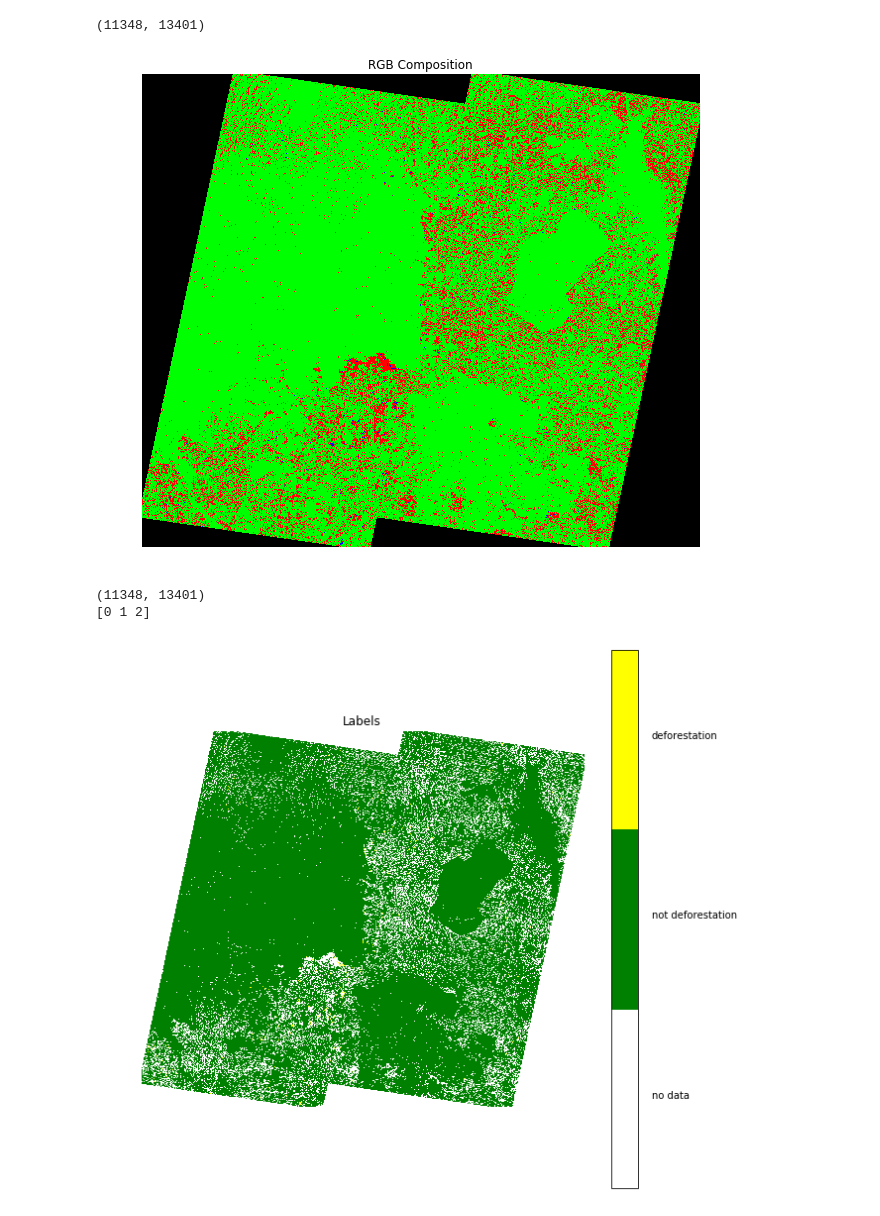
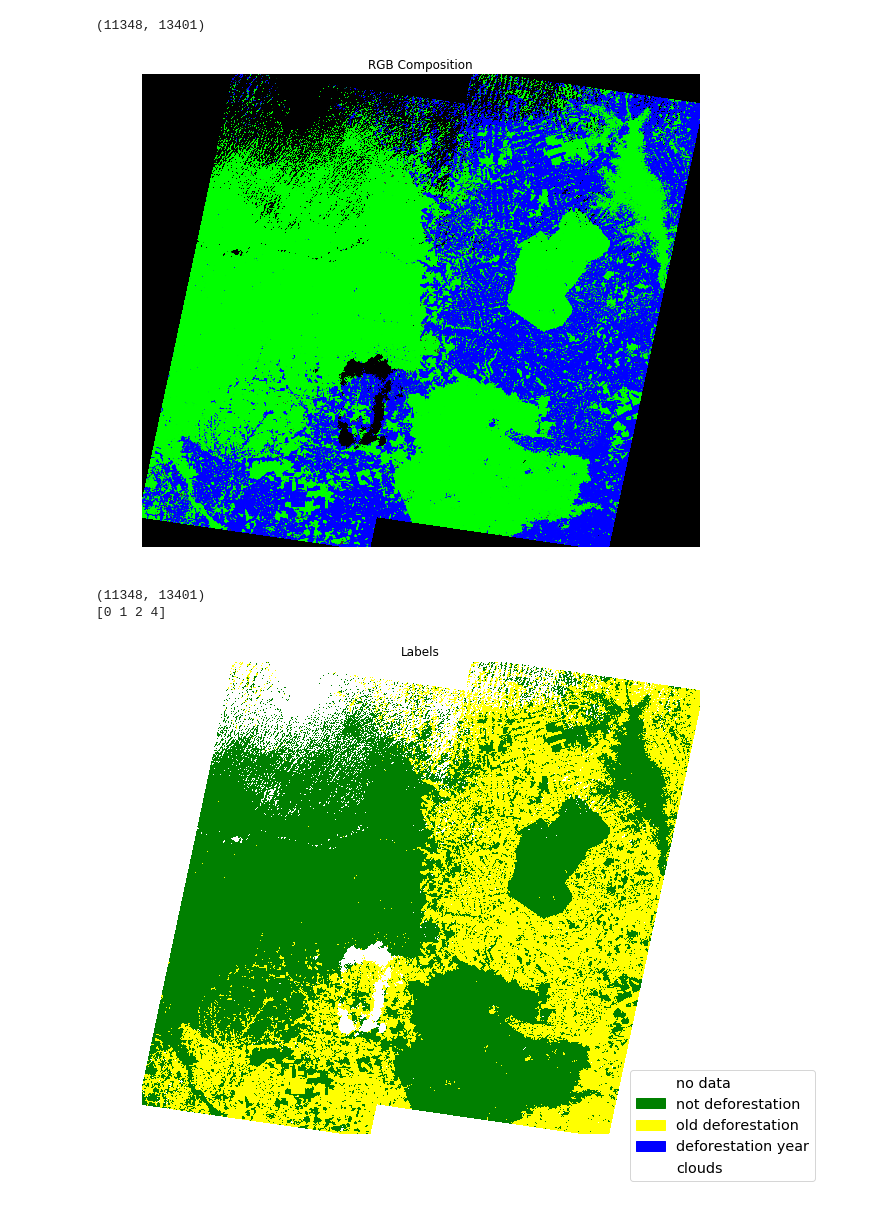
Before and after one commit to rvmaretto/deepgeo, a Jupyter notebook: notebooks/predict_fcn.ipynb, the cells around one changed output. Cells and saved outputs as stored; diff of their text form; code cells hidden in the pictures.

Commit message:
Fixing problems in saved plots.

```diff
--- a/notebooks/predict_fcn.ipynb
+++ b/notebooks/predict_fcn.ipynb
@@ -31,9 +31,9 @@ reload(seqchips)
 network = 'unet_lf'
 file_sufix = '_2018'
 DATA_DIR = '/home/raian/doutorado/Dados/generated'
-trained_model = os.path.join(DATA_DIR, 'tf_logs', 'experiments', network, 'test_unet_lf_2019_06_26-12_15_26')
+trained_model = os.path.join(DATA_DIR, 'tf_logs', 'experiments', network, 'test_unet_lf_2019_06_28-01_34_34')
 raster_path = os.path.join(DATA_DIR, 'images_5bands', 'stacked_mosaic_2017_2018.tif')
-ground_truth = os.path.join(DATA_DIR, 'cloudless_labels', 'labels_cloudless_2018.tif')
+ground_truth = os.path.join(DATA_DIR, 'three_class_labels', 'labels_cloudless_2018.tif')
 base_shp = os.path.join(DATA_DIR, 'Prodes_mosaic.shp')
 # %% [markdown]
 ## Output Data
@@ -112,17 +112,18 @@ gf.write_pred_chips(output_prob, raster_path, chips, chip_key='probabilities', r
 raster_prob = gdal.Open(output_prob)
 raster_prob_ar = raster_prob.ReadAsArray()
 raster_prob_ar = np.rollaxis(raster_prob_ar, 0, 3)
-vis.plot_rgb_img(raster_prob_ar, bands=[0, 1, 2], contrast=False)
+vis.plot_rgb_img(raster_prob_ar, bands=[1, 2, 3], contrast=False)
 # %% [output]
-[figure, old version]
+[figure, new version]
 # %%
 pred_ds = gdal.Open(output_pred)
 pred_rarr = pred_ds.ReadAsArray()
 print(pred_rarr.shape)
-vis.plot_labels(pred_rarr, ['no data', 'not deforestation', 'deforestation'], colors=['white', 'green', 'yellow'])
+vis.plot_labels(pred_rarr, ['no data', 'not deforestation', 'old deforestation', 'deforestation year', 'clouds'],
+                colors=['white', 'green', 'yellow', 'blue', 'white'])
 print(np.unique(pred_rarr))
 # %% [output]
 (11348, 13401)
-[0 1 2]
+[0 1 2 4]
-[figure, old version]
+[figure, new version]
 # %%
```
Also changed, not shown: parts of 6 cells of this notebook, 6 other files.
